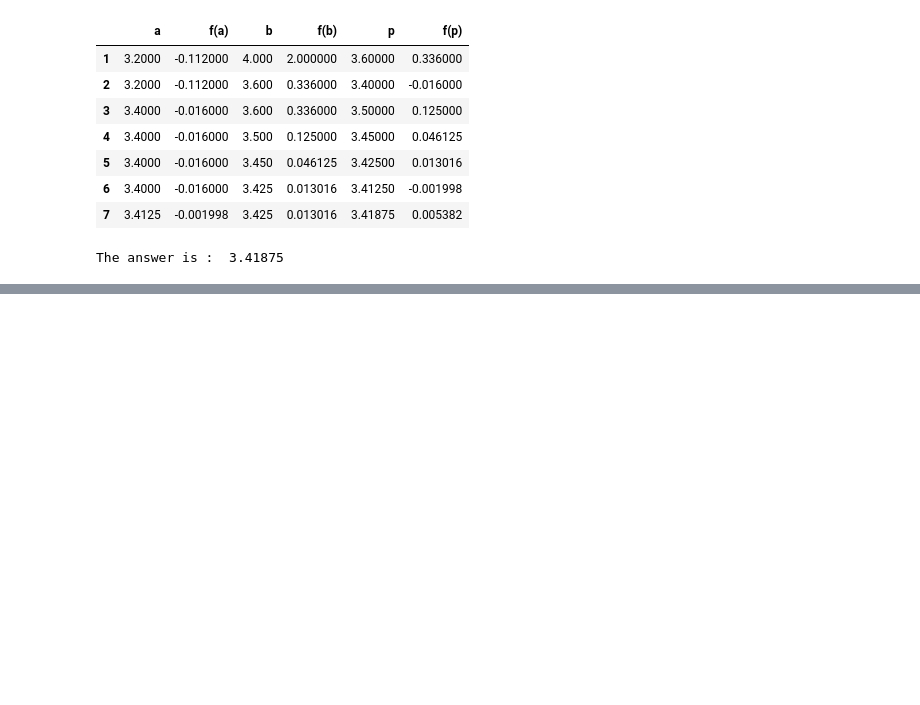
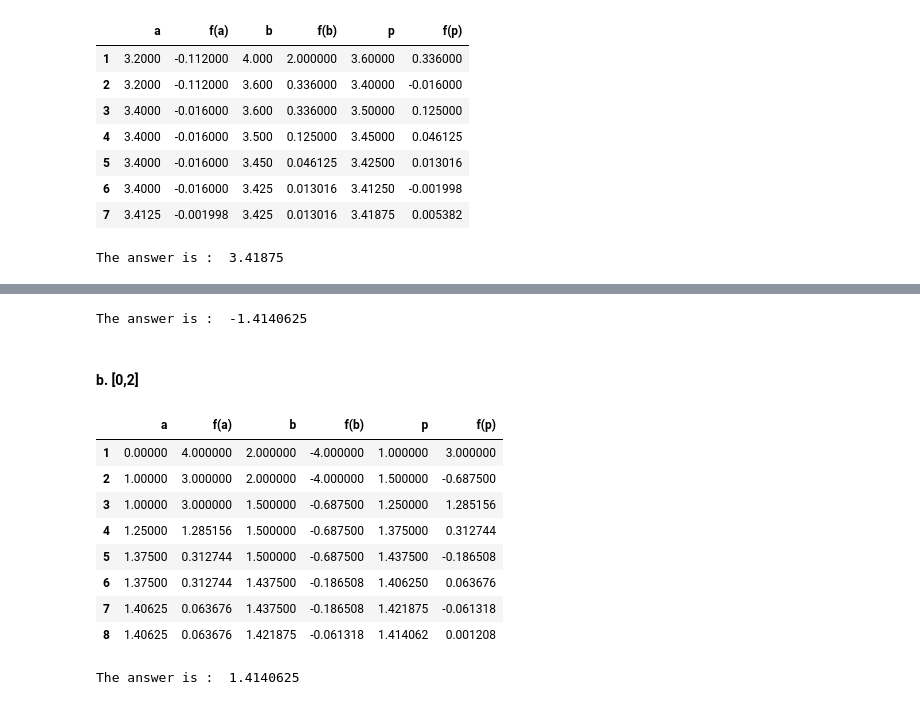
Before and after one commit to aadimator/numerical-computing, a Jupyter notebook: Bisection Method.ipynb, the cells around one changed output, grey strips where cells are left out. Drawn from its saved outputs; the diff is of its cells as text; code cells hidden in the pictures; blank space fills up the shorter version.

```diff
--- a/Bisection Method.ipynb
+++ b/Bisection Method.ipynb
@@ -242,0 +245,3 @@ The answer is :  3.41875
+# %%
+def f(x):
+    return pow(x, 4) - 2*pow(x, 3) - 4*pow(x, 2) + 4*x + 4
@@ -242,0 +261,22 @@ The answer is :  3.41875
+# %%
+print("The answer is : " , Bisection(-2, -1, f, tolerance=pow(10, -2), output="answer"))
+# %% [output]
+The answer is :  -1.4140625
+# %% [markdown]
+#### b. [0,2]
+# %%
+Bisection(0, 2, f, tolerance=pow(10, -2), output="table")
+# %% [output]
+|  | a | f(a) | b | f(b) | p | f(p) |
+| 1 | 0.00000 | 4.000000 | 2.000000 | -4.000000 | 1.000000 | 3.000000 |
+| 2 | 1.00000 | 3.000000 | 2.000000 | -4.000000 | 1.500000 | -0.687500 |
+| 3 | 1.00000 | 3.000000 | 1.500000 | -0.687500 | 1.250000 | 1.285156 |
+| 4 | 1.25000 | 1.285156 | 1.500000 | -0.687500 | 1.375000 | 0.312744 |
+| 5 | 1.37500 | 0.312744 | 1.500000 | -0.687500 | 1.437500 | -0.186508 |
+| 6 | 1.37500 | 0.312744 | 1.437500 | -0.186508 | 1.406250 | 0.063676 |
+| 7 | 1.40625 | 0.063676 | 1.437500 | -0.186508 | 1.421875 | -0.061318 |
+| 8 | 1.40625 | 0.063676 | 1.421875 | -0.061318 | 1.414062 | 0.001208 |
+# %%
+print("The answer is : " , Bisection(0, 2, f, tolerance=pow(10, -2), output="answer"))
+# %% [output]
+The answer is :  1.4140625
```
Also changed, not shown: parts of 10 cells of this notebook.
